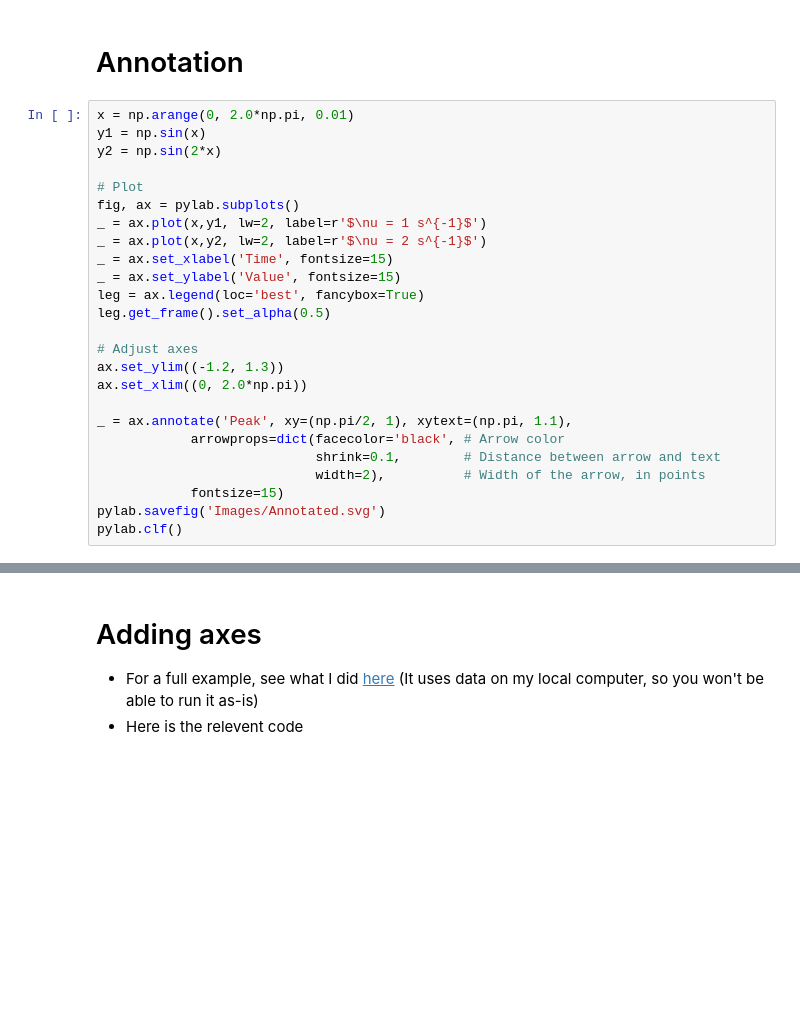
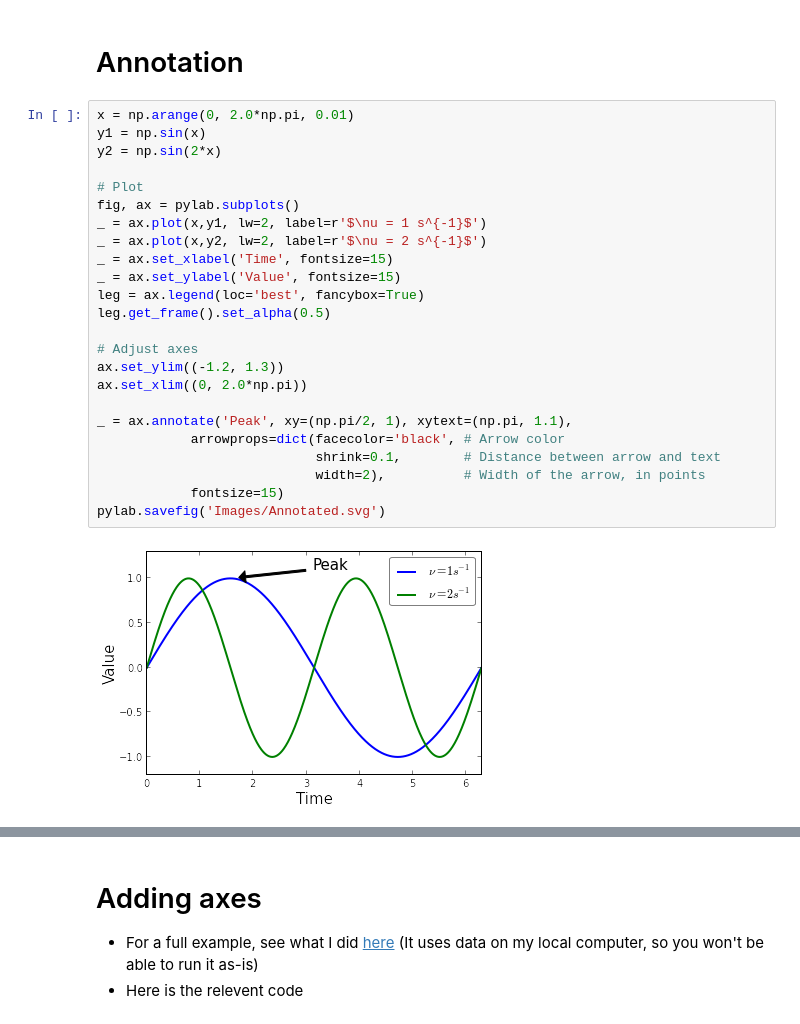
Before and after one commit to OttoStruve/GSPSmaterials, a Jupyter notebook: Kevin-Mar2015/Plotting in Python.ipynb, the cells around one changed output, grey strips where cells are left out. Cells and saved outputs as stored; diff of their text form; blank space fills up the shorter version.

```diff
--- a/Kevin-Mar2015/Plotting in Python.ipynb
+++ b/Kevin-Mar2015/Plotting in Python.ipynb
@@ -73,25 +90,26 @@ leg.get_frame().set_alpha(0.5)
 # %%
 x = np.arange(0, 2.0*np.pi, 0.01)
 y1 = np.sin(x)
 y2 = np.sin(2*x)
 
 # Plot
 fig, ax = pylab.subplots()
 _ = ax.plot(x,y1, lw=2, label=r'$\nu = 1 s^{-1}$')
 _ = ax.plot(x,y2, lw=2, label=r'$\nu = 2 s^{-1}$')
 _ = ax.set_xlabel('Time', fontsize=15)
 _ = ax.set_ylabel('Value', fontsize=15)
 leg = ax.legend(loc='best', fancybox=True)
 leg.get_frame().set_alpha(0.5)
 
 # Adjust axes
 ax.set_ylim((-1.2, 1.3))
 ax.set_xlim((0, 2.0*np.pi))
 
 _ = ax.annotate('Peak', xy=(np.pi/2, 1), xytext=(np.pi, 1.1),
             arrowprops=dict(facecolor='black', # Arrow color
                             shrink=0.1,        # Distance between arrow and text
                             width=2),          # Width of the arrow, in points
             fontsize=15)
 pylab.savefig('Images/Annotated.svg')
-pylab.clf()
+# %% [output]
+[figure, added]
```
Also changed, not shown: parts of 20 cells of this notebook.
